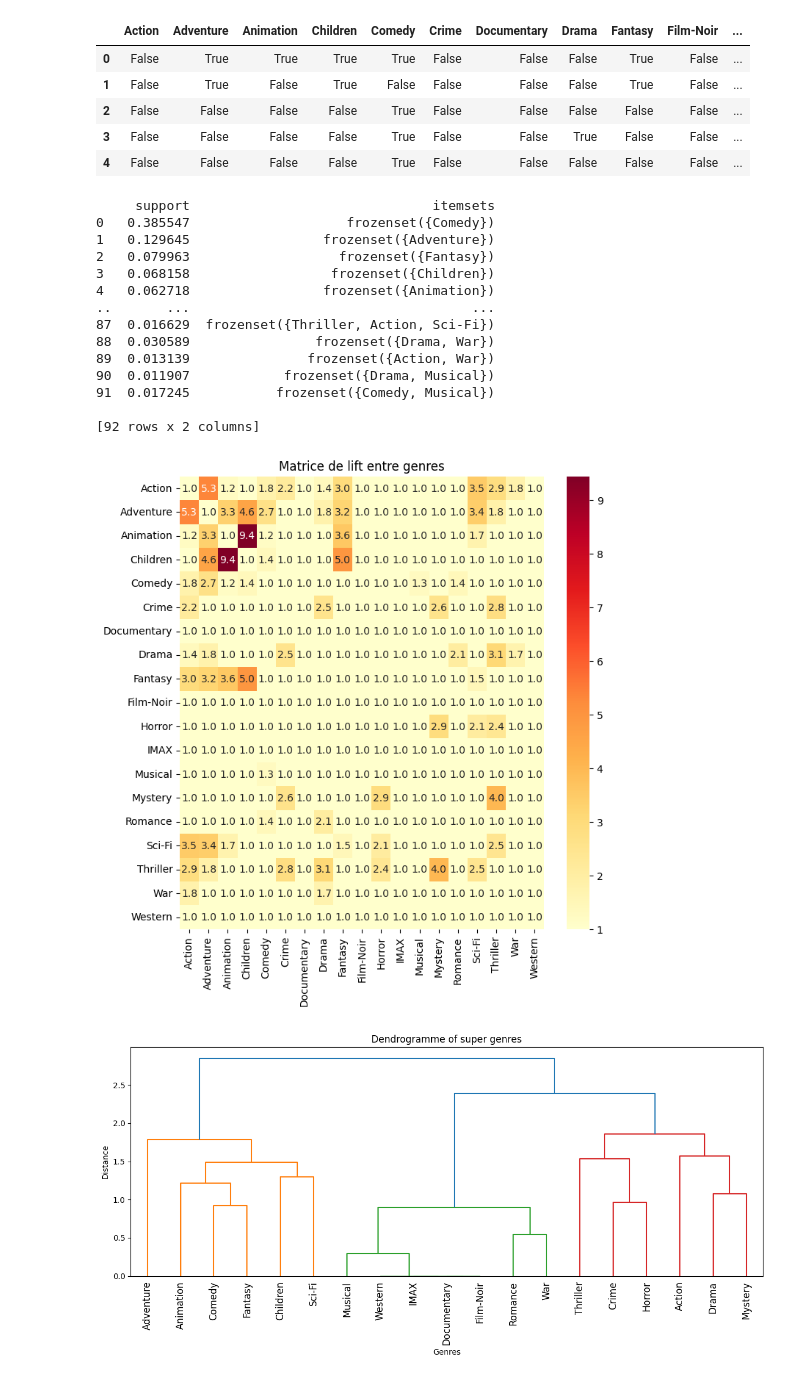
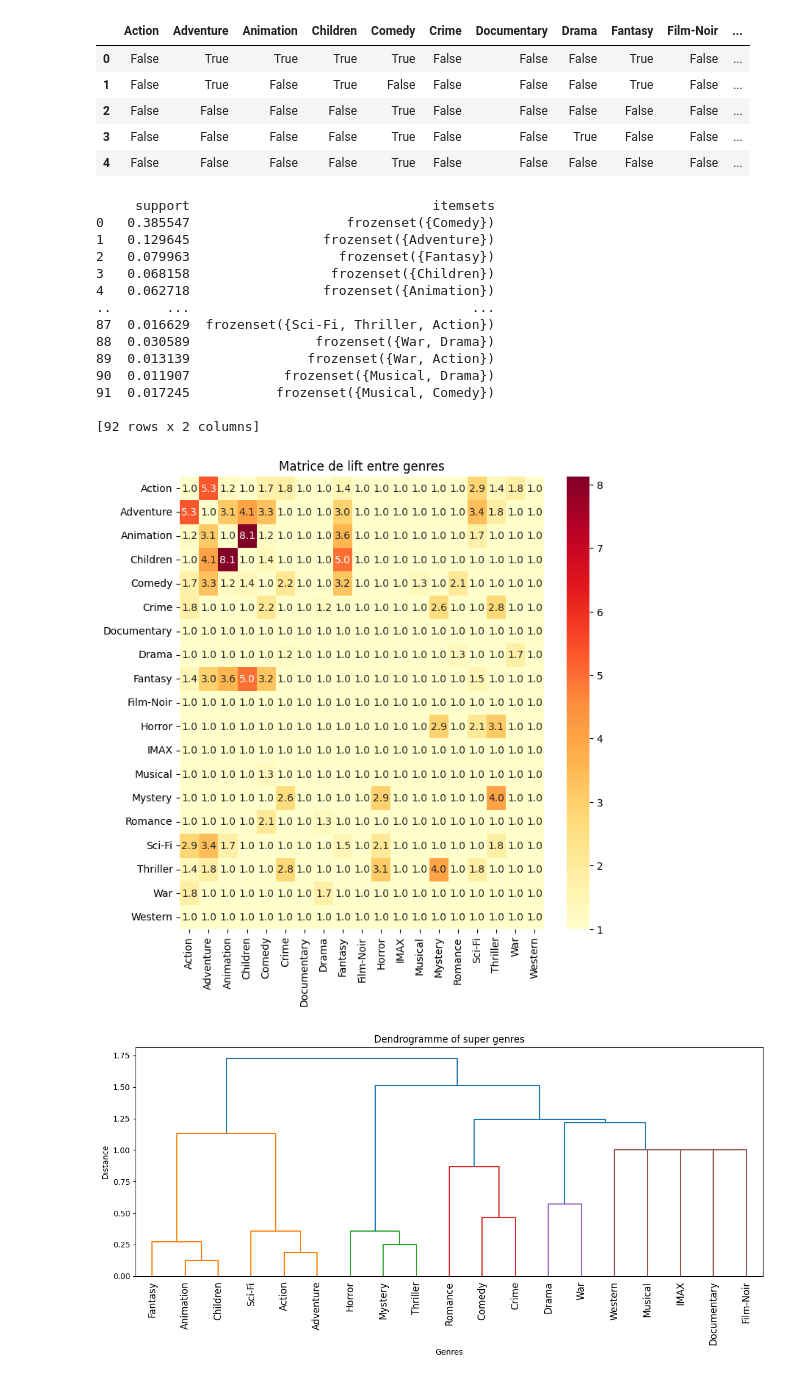
Before and after one commit to BALAKUMARKalai/Big_Data_Project, a Jupyter notebook: notebook1.ipynb, the cells around one changed output. Cells and saved outputs as stored; diff of their text form; code cells hidden in the pictures.

```diff
--- a/notebook1.ipynb
+++ b/notebook1.ipynb
@@ -206,7 +203,9 @@ Preprocessing
 from scipy.sparse import hstack
 from sklearn.feature_extraction.text import TfidfVectorizer
 
-X_num = df_final[['budget', 'revenue', 'mean_rating', 'num_votes', 'runtime']].fillna(0).values
+df_final['release_year'] = pd.to_datetime(df_final['release_date'], errors='coerce').dt.year.fillna(0)
+X_num = df_final[['budget', 'revenue', 'mean_rating', 'num_votes', 'runtime',
+                   'vote_average_tmdb', 'vote_count_tmdb', 'std_rating', 'release_year']].fillna(0).values
 scaler = StandardScaler()
 X_num_scaled = scaler.fit_transform(X_num)
 tfidf = TfidfVectorizer(max_features=100, stop_words='english')
@@ -214,3 +213,4 @@ X_text = tfidf.fit_transform(df_final['all_tags'].fillna(''))
 mlb = MultiLabelBinarizer()
 X_genres = mlb.fit_transform(df_final['genres'].str.split('|'))
 X_combined = hstack([X_num_scaled, X_text])
+#X_combined = hstack([X_num_scaled, X_text, X_genres])
@@ -655,15 +459,15 @@ print(frequent_itemsets)
 3   0.068158                  frozenset({Children})
 4   0.062718                 frozenset({Animation})
 ..       ...                                    ...
-87  0.016629  frozenset({Thriller, Action, Sci-Fi})
-88  0.030589                frozenset({Drama, War})
-89  0.013139               frozenset({Action, War})
-90  0.011907            frozenset({Drama, Musical})
-91  0.017245           frozenset({Comedy, Musical})
+87  0.016629  frozenset({Sci-Fi, Thriller, Action})
+88  0.030589                frozenset({War, Drama})
+89  0.013139               frozenset({War, Action})
+90  0.011907            frozenset({Musical, Drama})
+91  0.017245           frozenset({Musical, Comedy})
 
 [92 rows x 2 columns]
 # %%
-rules = association_rules(frequent_itemsets, metric="lift", min_threshold=1.2, num_itemsets=len(df.index))
+rules = association_rules(frequent_itemsets, metric="lift", min_threshold=1.2, num_itemsets=len(df_mining_transaction.index))
 # %%
 genres = df_mining_transaction.columns.tolist()
 lift_matrix = pd.DataFrame(np.ones((len(genres), len(genres))), index=genres, columns=genres)
@@ -680,21 +484,23 @@ plt.title("Matrice de lift entre genres")
 plt.savefig("lift_matrix1.png", dpi=300, bbox_inches='tight')
 plt.show()
 # %% [output]
-[figure, old version]
+[figure, new version]
 # %%
 from scipy.cluster.hierarchy import dendrogram, linkage
+from scipy.spatial.distance import squareform
 
 distance_matrix = 1 / lift_matrix #(converting Lift to distance)
-linked = linkage(distance_matrix, method='ward')
+condensed = squareform(distance_matrix.values, checks=False)
+linked = linkage(condensed, method='ward')
 plt.figure(figsize=(12, 6))
 dendrogram(linked, labels=lift_matrix.columns.tolist(), leaf_rotation=90)
 plt.title("Dendrogramme of super genres")
 plt.xlabel("Genres")
 plt.ylabel("Distance")
 plt.tight_layout()
 plt.savefig("dendrogramme.png", dpi=300, bbox_inches='tight')
 plt.show()
 # %% [output]
-[figure, old version]
+[figure, new version]
 # %%
 from scipy.cluster.hierarchy import fcluster
```
Also changed, not shown: parts of 28 cells of this notebook.
